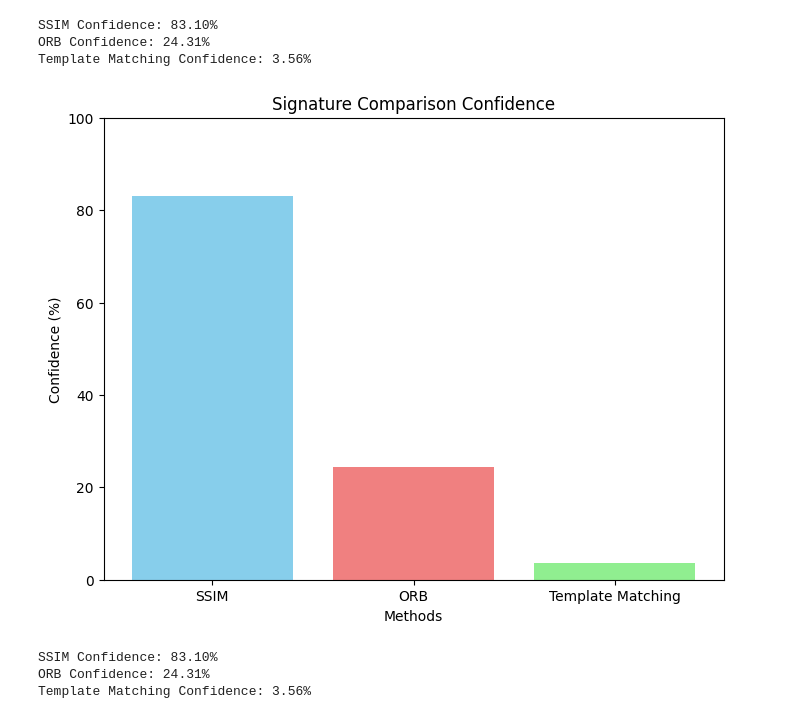
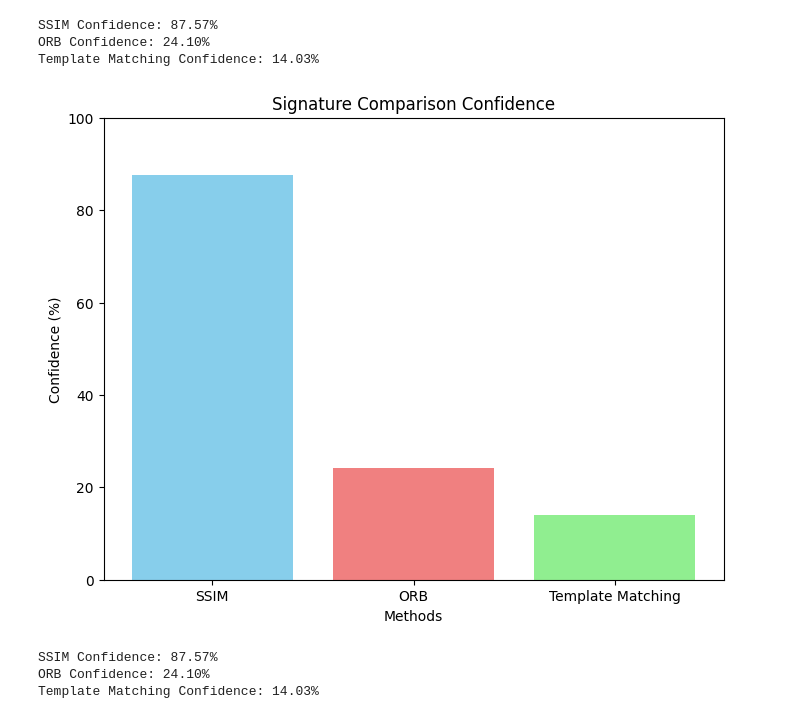
Before and after one commit to keshavvprabhu/machine_learning, a Jupyter notebook: SignatureVerification.ipynb, the cells around one changed output. Drawn from its saved outputs; the diff is of its cells as text; code cells hidden in the pictures.

```diff
--- a/SignatureVerification.ipynb
+++ b/SignatureVerification.ipynb
@@ -1,36 +1,2 @@
 # %% [markdown]
 <a href="https://colab.research.google.com/github/keshavvprabhu/machine_learning/blob/main/SignatureVerification.ipynb" target="_parent"><img src="https://colab.research.google.com/assets/colab-badge.svg" alt="Open In Colab"/></a>
-# %%
-# prompt: show the two uploaded impages test_signature.png and test_signature2.png, test_signature3.png
-
-import matplotlib.pyplot as plt
-import matplotlib.image as mpimg
-
-# Assuming the images are in the current working directory
-try:
-  img1 = mpimg.imread('test_signature.png')
-  img2 = mpimg.imread('test_signature2.png')
-  img3 = mpimg.imread('test_signature3.png')
-
-  # Create a figure and axes for the subplots
-  fig, axes = plt.subplots(1, 3, figsize=(15, 5))  # 1 row, 3 columns
-
-  # Display each image
-  axes[0].imshow(img1)
-  axes[0].set_title('test_signature.png')
-  axes[0].axis('off') # Hide the axes
-
-  axes[1].imshow(img2)
-  axes[1].set_title('test_signature2.png')
-  axes[1].axis('off')
-
-  axes[2].imshow(img3)
-  axes[2].set_title('test_signature3.png')
-  axes[2].axis('off')
-
-
-  plt.show()
-except FileNotFoundError:
-  print("One or more image files not found. Please upload them to the current directory.")
-except Exception as e:
-  print(f"An error occurred: {e}")
@@ -111,7 +99,7 @@ def compare_signatures_template_matching(image1_path, image2_path):
 
 # Example usage
 image1_path = 'original_signature.png'  # Replace with the actual path to your signature images
-image2_path = 'test_signature3.png'
+image2_path = 'test_signature.png'
 
 ssim_confidence = compare_signatures_ssim(image1_path, image2_path)
 orb_confidence = compare_signatures_orb(image1_path, image2_path)
@@ -123,9 +111,9 @@ print(f"SSIM Confidence: {ssim_confidence:.2f}%")
 print(f"ORB Confidence: {orb_confidence:.2f}%")
 print(f"Template Matching Confidence: {template_confidence:.2f}%")
 # %% [output]
-SSIM Confidence: 83.10%
-ORB Confidence: 24.31%
-Template Matching Confidence: 3.56%
+SSIM Confidence: 87.57%
+ORB Confidence: 24.10%
+Template Matching Confidence: 14.03%
 # %%
 # prompt: Prepare bar charts to display the SSIM Confidence, ORB Confidence, Template matching confidence
 
@@ -193,38 +181,38 @@ def compare_signatures_template_matching(image1_path, image2_path):
     confidence = max_val*100
 
 
     return confidence
 
 
 # Example usage
 image1_path = 'original_signature.png'  # Replace with the actual path to your signature images
-image2_path = 'test_signature3.png'
+image2_path = 'test_signature.png'
 
 ssim_confidence = compare_signatures_ssim(image1_path, image2_path)
 orb_confidence = compare_signatures_orb(image1_path, image2_path)
 template_confidence = compare_signatures_template_matching(image1_path, image2_path)
 
 # Data for the bar chart
 methods = ['SSIM', 'ORB', 'Template Matching']
 confidences = [ssim_confidence, orb_confidence, template_confidence]
 
 # Create the bar chart
 plt.figure(figsize=(8, 6))
 plt.bar(methods, confidences, color=['skyblue', 'lightcoral', 'lightgreen'])
 plt.xlabel('Methods')
 plt.ylabel('Confidence (%)')
 plt.title('Signature Comparison Confidence')
 plt.ylim(0,100) # Set y-axis limit to 0-100%
 plt.show()
 
 print(f"SSIM Confidence: {ssim_confidence:.2f}%")
 print(f"ORB Confidence: {orb_confidence:.2f}%")
 print(f"Template Matching Confidence: {template_confidence:.2f}%")
 # %% [output]
-[figure, old version]
+[figure, new version]
-SSIM Confidence: 83.10%
-ORB Confidence: 24.31%
-Template Matching Confidence: 3.56%
+SSIM Confidence: 87.57%
+ORB Confidence: 24.10%
+Template Matching Confidence: 14.03%
 # %%
 # prompt: Explain Structural Similarty, ORB and Template Matching methods the pros and cons of these approaches, include other approaches as well
 
```
Also changed, not shown: parts of 6 cells of this notebook.
